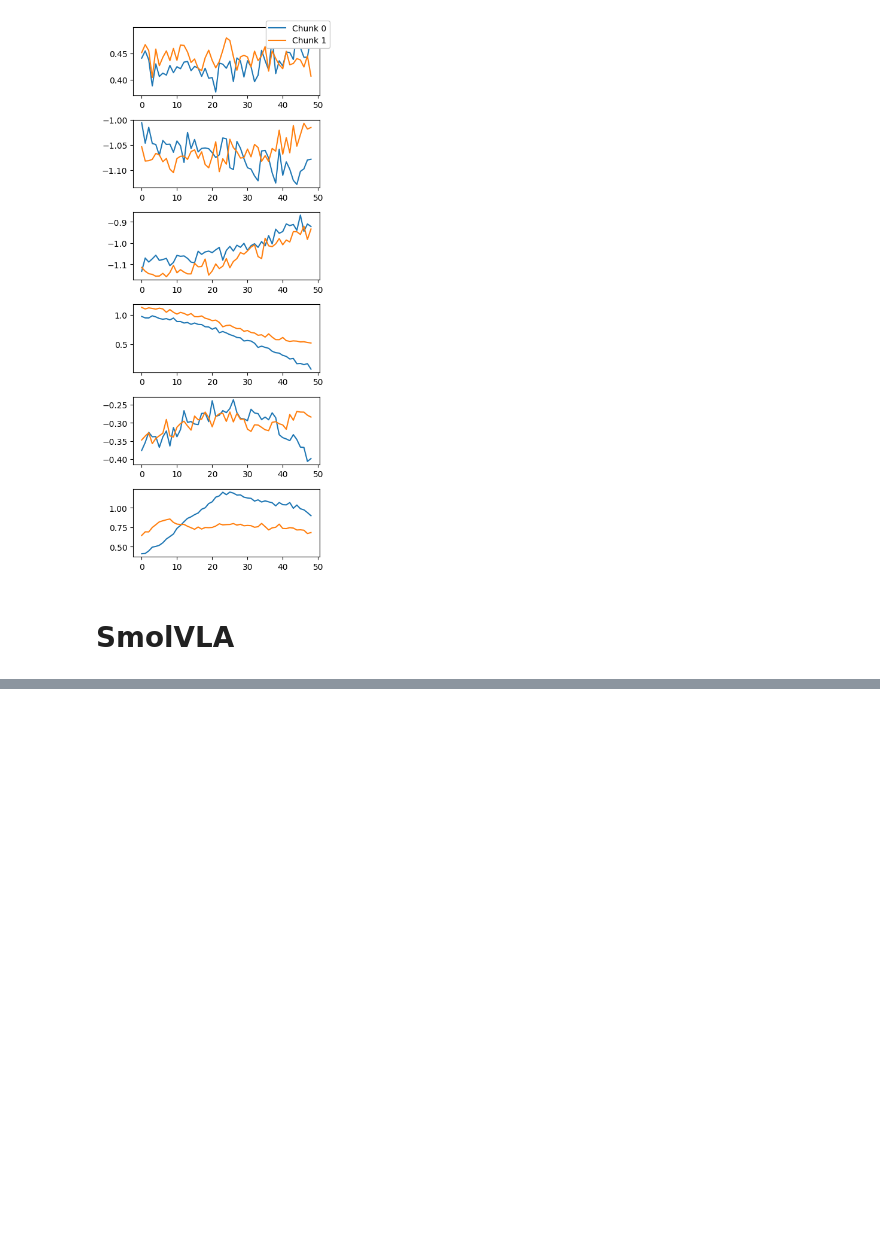
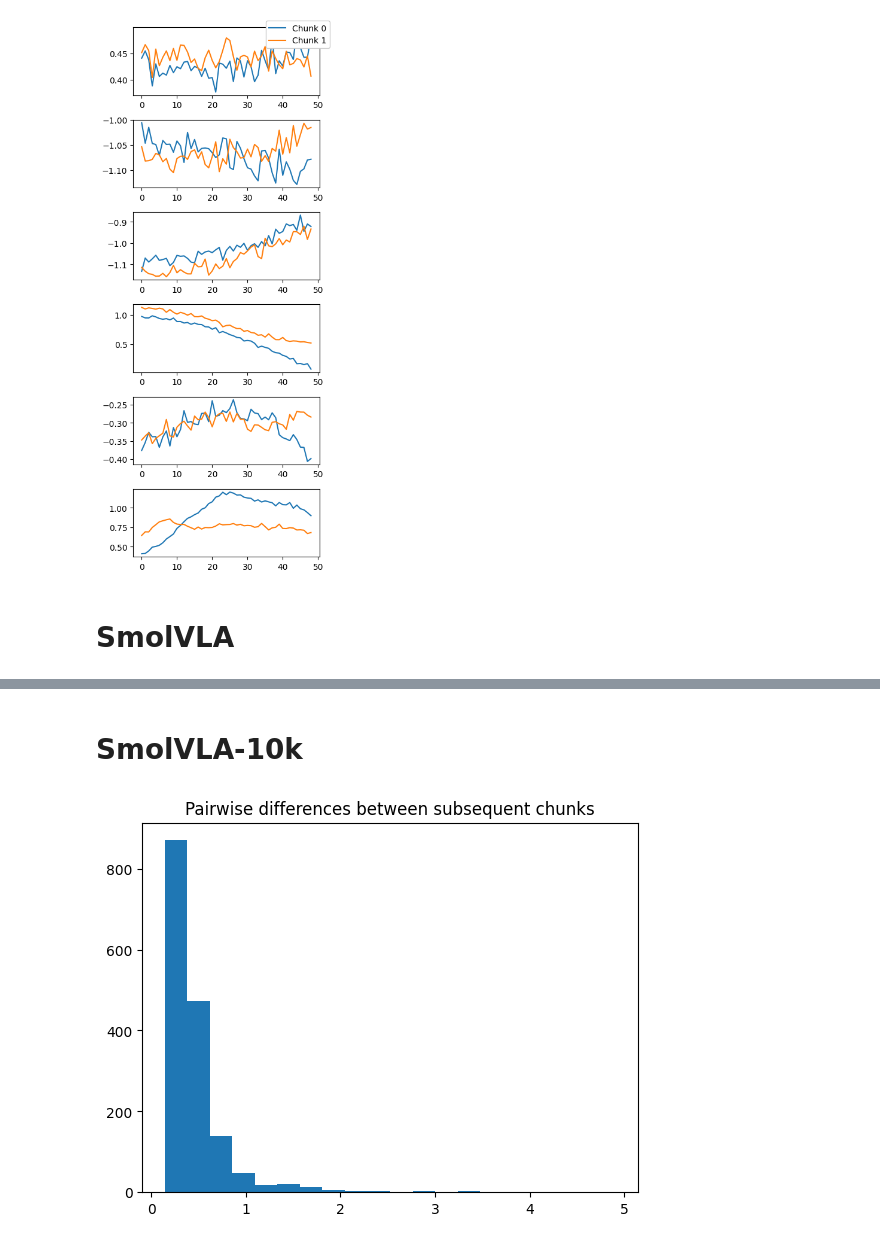
Before and after one commit to fracapuano/c-chunks, a Jupyter notebook: analysis/trained.ipynb, the cells around one changed output, grey strips where cells are left out. Saved outputs shown, nothing was run; the diff lists cells and outputs as text; code cells hidden in the pictures; blank space fills up the shorter version.

```diff
--- a/analysis/trained.ipynb
+++ b/analysis/trained.ipynb
@@ -339,0 +342,16 @@ plt.subplots_adjust(bottom=0.1)
+# %% [markdown]
+# SmolVLA-10k
+# %%
+dataset_id = "fracapuano/smolvla_finetuned_stacking_action_chunks_10k"
+# %%
+dataset = load_dataset(dataset_id, split="train").with_format("torch")
+
+chunks_differences, frames_diffs = compute_frames_chunks_differences(dataset, n_chunk_in_pairs=2)
+# %%
+fig, ax = plt.subplots()
+ax.hist(chunks_differences, bins=20)
+
+ax.set_title("Pairwise differences between subsequent chunks")
+plt.show()
+# %% [output]
+[figure, added]
```
Also changed, not shown: parts of 35 cells of this notebook.
